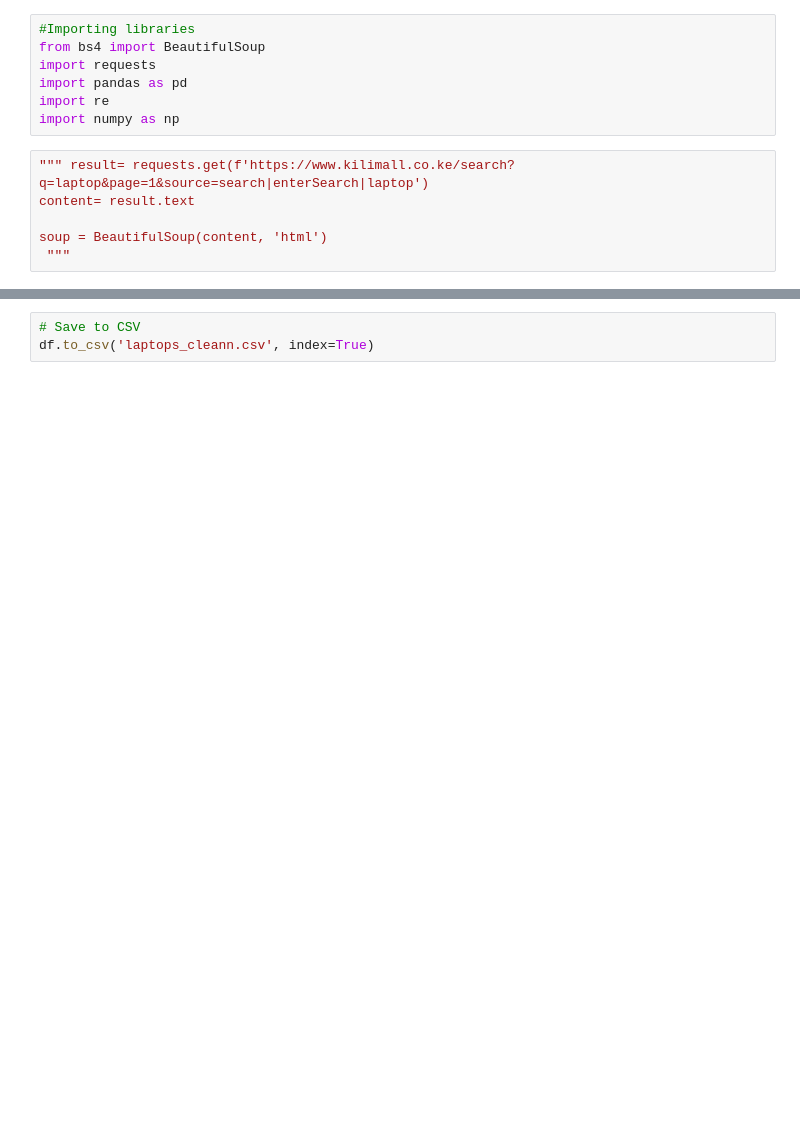
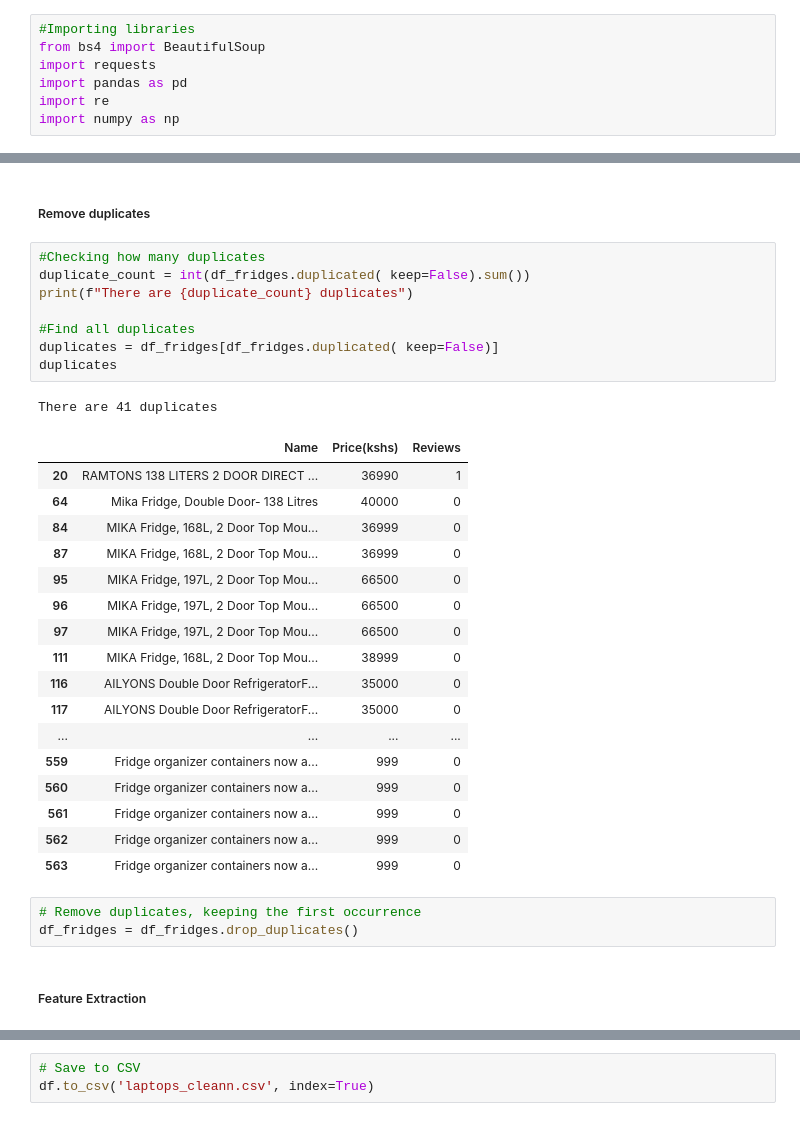
Before and after one commit to HannahMwende/E-commerce-products-analysis, a Jupyter notebook: Scraping_laptops.ipynb, the cells around one changed output, grey strips where cells are left out. Drawn from its saved outputs; the diff is of its cells as text; blank space fills up the shorter version.

```diff
--- a/Scraping_laptops.ipynb
+++ b/Scraping_laptops.ipynb
@@ -5,9 +5,3 @@ import requests
 import pandas as pd
 import re
 import numpy as np
-# %%
-""" result= requests.get(f'https://www.kilimall.co.ke/search?q=laptop&page=1&source=search|enterSearch|laptop')
-content= result.text
-
-soup = BeautifulSoup(content, 'html')
- """
@@ -29,0 +152,34 @@ laptops """
+# %% [markdown]
+##### Remove duplicates
+# %%
+#Checking how many duplicates
+duplicate_count = int(df_fridges.duplicated( keep=False).sum())
+print(f"There are {duplicate_count} duplicates")
+
+#Find all duplicates
+duplicates = df_fridges[df_fridges.duplicated( keep=False)]
+duplicates
+# %% [output]
+There are 41 duplicates
+|  | Name | Price(kshs) | Reviews |
+| 20 | RAMTONS 138 LITERS 2 DOOR DIRECT ... | 36990 | 1 |
+| 64 | Mika Fridge, Double Door- 138 Litres | 40000 | 0 |
+| 84 | MIKA Fridge, 168L, 2 Door Top Mou... | 36999 | 0 |
+| 87 | MIKA Fridge, 168L, 2 Door Top Mou... | 36999 | 0 |
+| 95 | MIKA Fridge, 197L, 2 Door Top Mou... | 66500 | 0 |
+| 96 | MIKA Fridge, 197L, 2 Door Top Mou... | 66500 | 0 |
+| 97 | MIKA Fridge, 197L, 2 Door Top Mou... | 66500 | 0 |
+| 111 | MIKA Fridge, 168L, 2 Door Top Mou... | 38999 | 0 |
+| 116 | AILYONS Double Door RefrigeratorF... | 35000 | 0 |
+| 117 | AILYONS Double Door RefrigeratorF... | 35000 | 0 |
+| ... | ... | ... | ... |
+| 559 | Fridge organizer containers now a... | 999 | 0 |
+| 560 | Fridge organizer containers now a... | 999 | 0 |
+| 561 | Fridge organizer containers now a... | 999 | 0 |
+| 562 | Fridge organizer containers now a... | 999 | 0 |
+| 563 | Fridge organizer containers now a... | 999 | 0 |
+# %%
+# Remove duplicates, keeping the first occurrence
+df_fridges = df_fridges.drop_duplicates()
+# %% [markdown]
+##### Feature Extraction
```
Also changed, not shown: parts of 30 cells of this notebook, 58 other files.
